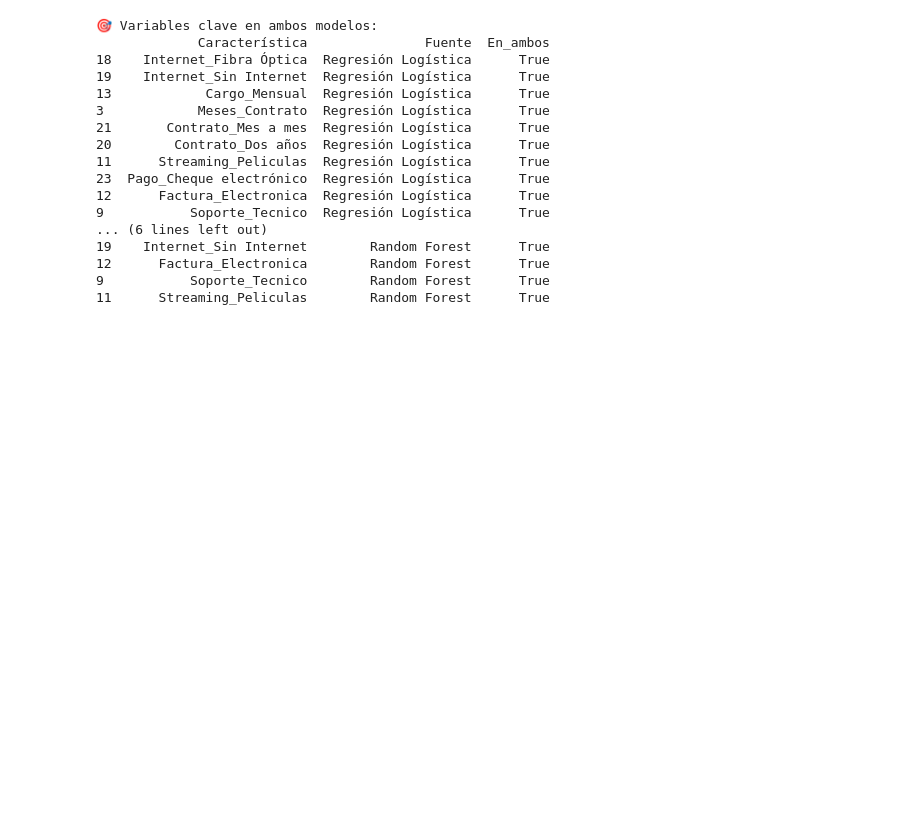
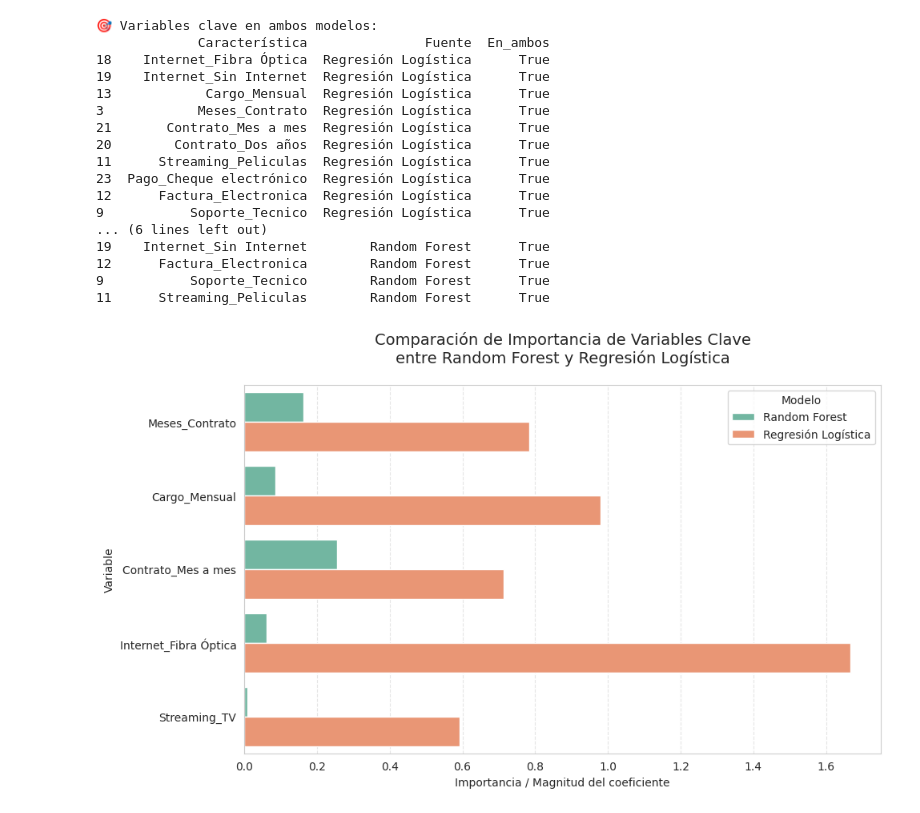
Before and after one commit to AenimaLabs/TelecomX2, a Jupyter notebook: TelecomX2.ipynb, the cells around one changed output. Drawn from its saved outputs; the diff is of its cells as text; code cells hidden in the pictures; blank space fills up the shorter version.

```diff
--- a/TelecomX2.ipynb
+++ b/TelecomX2.ipynb
@@ -1345,3 +1353,40 @@ print(top_vars[top_vars['En_ambos']])
 12      Factura_Electronica        Random Forest      True
 9           Soporte_Tecnico        Random Forest      True
 11      Streaming_Peliculas        Random Forest      True
+# %%
+# Preparar datos para gráfico
+common_vars = ['Meses_Contrato', 'Cargo_Mensual', 'Contrato_Mes a mes',
+               'Internet_Fibra Óptica', 'Streaming_TV']
+
+# Filtrar
+plot_data = []
+
+for var in common_vars:
+    imp_rf = importancia_df[importancia_df['Característica'] == var]['Importancia'].values[0]
+    imp_lr = abs(coef_df[coef_df['Característica'] == var]['Coeficiente'].values[0])
+    plot_data.append({'Variable': var, 'Importancia': imp_rf, 'Modelo': 'Random Forest'})
+    plot_data.append({'Variable': var, 'Importancia': imp_lr, 'Modelo': 'Regresión Logística'})
+
+df_plot = pd.DataFrame(plot_data)
+
+# Gráfico de barras agrupado
+plt.figure(figsize=(10, 6))
+sns.barplot(data=df_plot, x='Importancia', y='Variable', hue='Modelo', palette='Set2')
+
+# plt.title('Comparación de Importancia de Variables Clave\nentre Random Forest y Regresión Logística', fontsize=14, pad=20)
+# plt.xlabel('Importancia / Magnitud del coeficiente')
+# plt.ylabel('Variable')
+# plt.legend(title='Modelo')
+# plt.tight_layout()
+# plt.show()
+
+plt.title("Comparación de Importancia de Variables Clave\nentre Random Forest y Regresión Logística", fontsize=14, pad=20)
+plt.xlabel("Importancia / Magnitud del coeficiente")
+plt.ylabel("Variable")
+plt.legend(title="Modelo", loc='upper right')
+plt.grid(axis='x', linestyle='--', alpha=0.5)
+plt.tight_layout()
+plt.show()
+# "La importancia en Random Forest es relativa (escala 0–1). La magnitud del coeficiente en Regresión Logística no está normalizada."
+# %% [output]
+[figure, added]
```
Also changed, not shown: parts of 16 cells of this notebook.
